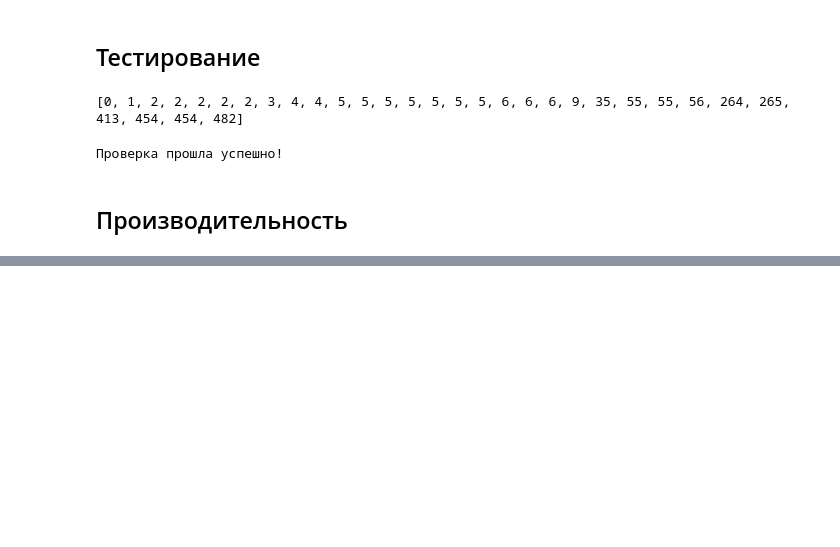
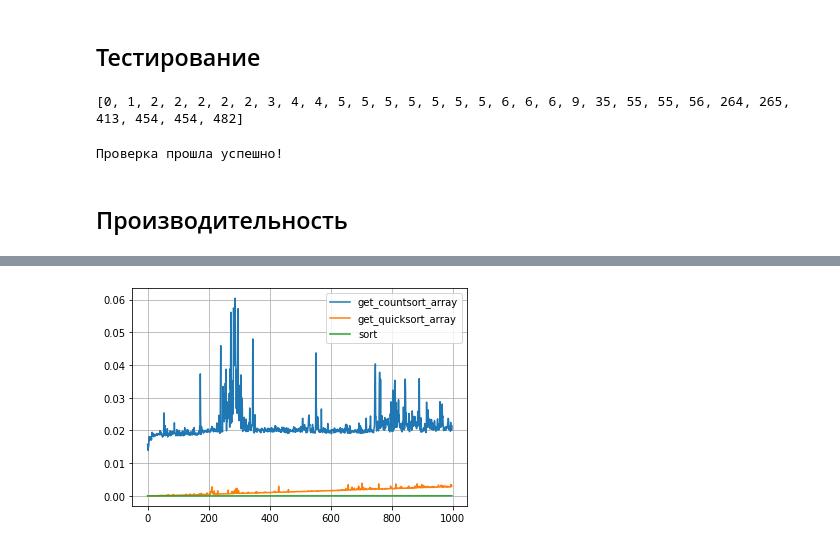
Before and after one commit to SuperStagerX/algorithms-methods-stepik, a Jupyter notebook: Homework/5_Others/sort_without_comparision.ipynb, the cells around one changed output, grey strips where cells are left out. Drawn from its saved outputs; the diff is of its cells as text; code cells hidden in the pictures; blank space fills up the shorter version.

```diff
--- a/Homework/5_Others/sort_without_comparision.ipynb
+++ b/Homework/5_Others/sort_without_comparision.ipynb
@@ -54,0 +96,4 @@ compare((count_sort, np.sort), arrs)
+# %%
+compare_wrapper(low=1, high=100000, max_size=1000)
+# %% [output]
+[figure, added]
```
Also changed, not shown: parts of 13 cells of this notebook, 17 other files.
